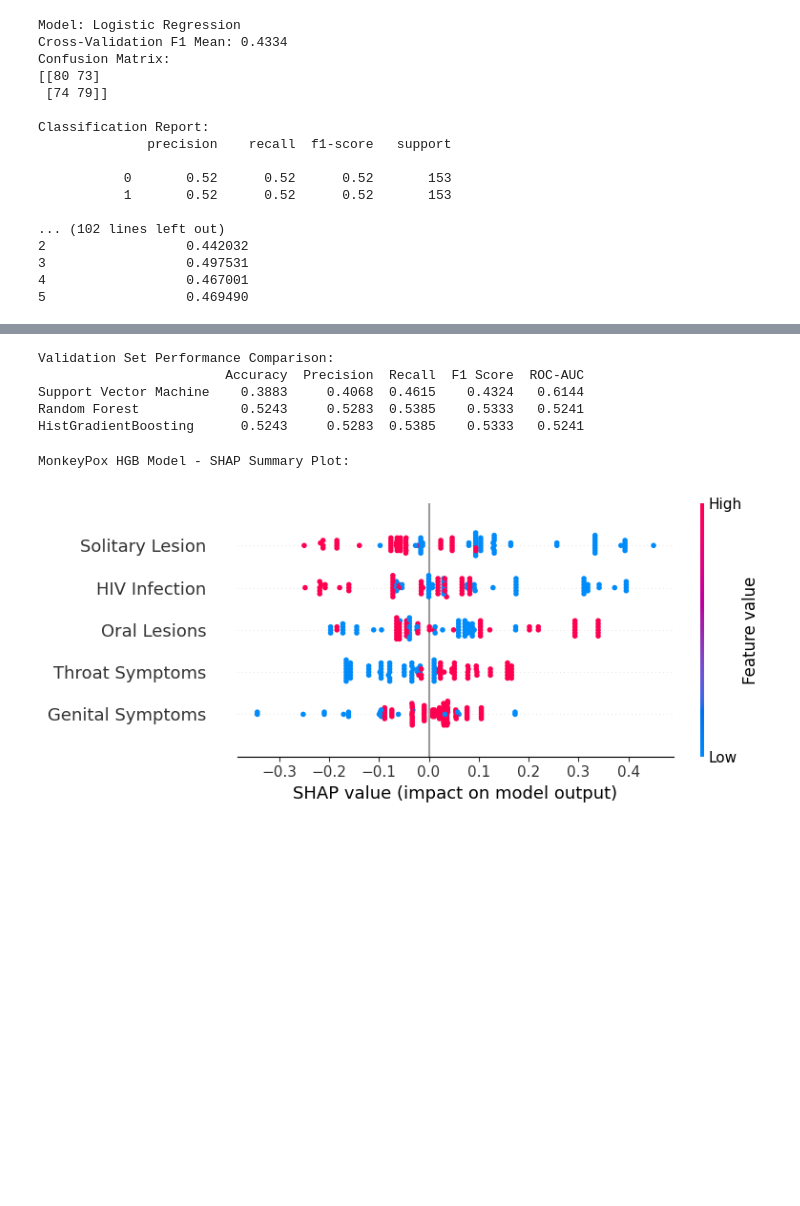
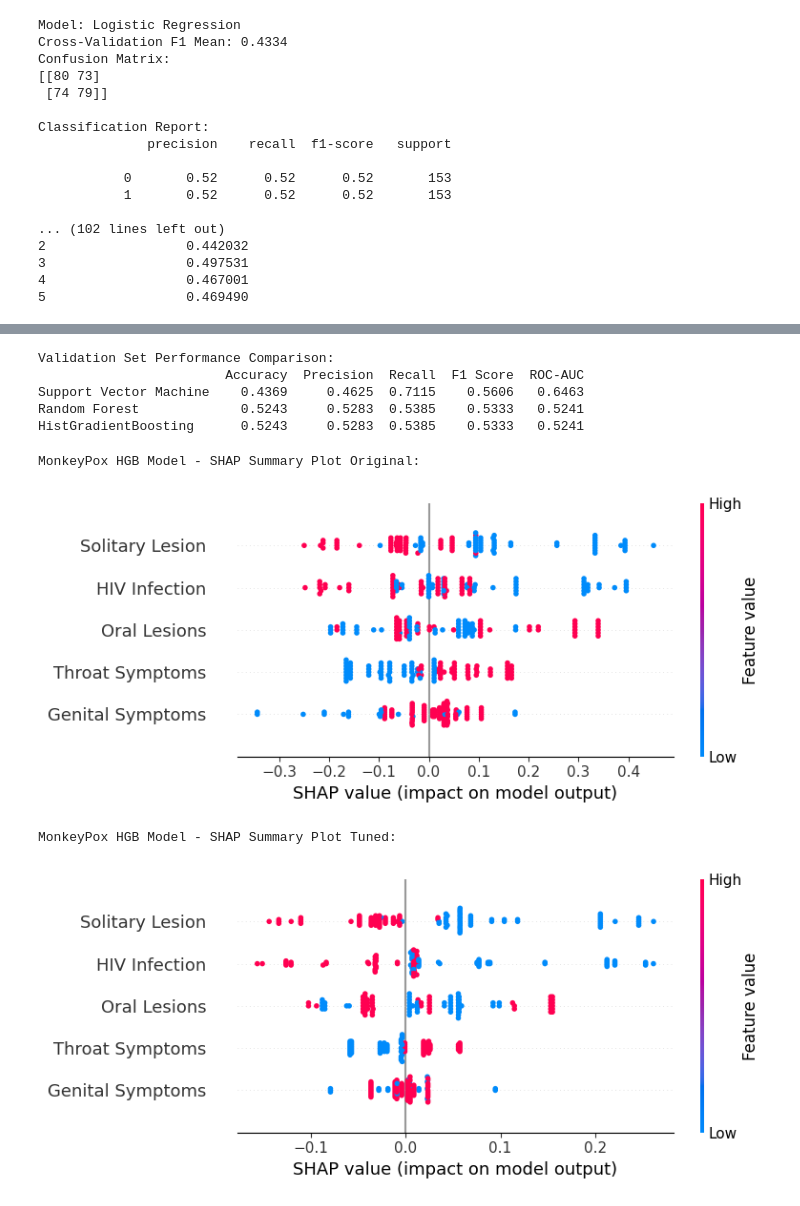
Before and after one commit to NeuralNetGeek/monkeypox-diagnosis, a Jupyter notebook: Monkey_Pox.ipynb, the cells around one changed output, grey strips where cells are left out. Saved outputs shown, nothing was run; the diff lists cells and outputs as text; code cells hidden in the pictures; blank space fills up the shorter version.

```diff
--- a/Monkey_Pox.ipynb
+++ b/Monkey_Pox.ipynb
@@ -62,7 +69,7 @@ df['Monkey_Pox'].value_counts()
 dtype: int64
 # %%
 features_encoded = ['Genital Symptoms', 'Throat Symptoms', 'Oral Lesions', 'Solitary Lesion', 'HIV Infection']
-target = 'Monkey_Pox'
+target = 'Monkey Pox'
 
 X = df[features_encoded]
 y = df[target]
@@ -77,17 +84,17 @@ X_test_scaled = scaler.transform(X_test)
 # %% [markdown]
 TRAIN, VALID AND TEST
 # %%
-def evaluate_classifiers(models, X, y, show_reports=True):
+def evaluate_classifiers(models, X_scaled, y, show_reports=True):
     skf = StratifiedKFold(n_splits=5, shuffle=True, random_state=42)
     summary = []
 
     for name, model in models.items():
         try:
-            cv_scores = cross_validate(model, X, y, cv=skf, scoring='f1')
+            cv_scores = cross_validate(model, X_scaled, y, cv=skf, scoring='f1')
             mean_cv_score = cv_scores['test_score'].mean()
 
-            model.fit(X, y)
-            y_pred = model.predict(X)
+            model.fit(X_scaled, y)
+            y_pred = model.predict(X_scaled)
 
             acc = accuracy_score(y, y_pred)
             prec = precision_score(y, y_pred, zero_division=0)
@@ -96,7 +103,7 @@ def evaluate_classifiers(models, X, y, show_reports=True):
 
             roc_auc = np.nan
             if hasattr(model, "predict_proba"):
-                y_prob = model.predict_proba(X)[:, 1]
+                y_prob = model.predict_proba(X_scaled)[:, 1]
                 if len(np.unique(y)) > 1:
                     roc_auc = roc_auc_score(y, y_prob)
 
@@ -136,10 +143,11 @@ models = {
     "Logistic Regression": LogisticRegression(solver='liblinear', class_weight='balanced'),
     "K-Nearest Neighbors": KNeighborsClassifier(n_neighbors=5),
     "Naive Bayes": GaussianNB(),
-    "Support Vector Machine": SVC(C=10, kernel='poly', class_weight='balanced', probability=True),
-    "Random Forest": RandomForestClassifier(class_weight='balanced', random_state=42),
+    "Support Vector Machine": SVC(C=10, kernel='poly', class_weight='balanced', gamma='scale', degree=3, probability=True),
+    "Random Forest": RandomForestClassifier(n_estimators=100, max_depth=30, class_weight='balanced', random_state=42),
     "HistGradientBoosting": HistGradientBoostingClassifier(random_state=42)
 }
+
 
 results = evaluate_classifiers(models, X_train_scaled, y_train)
 print("\nModel Performance Summary:")
@@ -164,0 +269,16 @@ Classification Report:
+# %%
+hgb_tuning_results = tune_hyperparameters_grid(
+    models["HistGradientBoosting"],
+    hgb_param_grid,
+    X_train_scaled,
+    y_train,
+    scoring='f1'
+)
+
+best_hgb_model = hgb_tuning_results['best_estimator']
+best_hgb_params = hgb_tuning_results['best_params']
+
+print("\nBest HistGradientBoosting Model after Tuning:")
+print(best_hgb_model)
+print("\nBest HistGradientBoosting Parameters:")
+print(best_hgb_params)
@@ -187,9 +320,9 @@ def evaluate_model(model, X_valid, y_valid):
         'ROC-AUC': roc_auc
     }
 
-svm_valid_results = evaluate_model(models["Support Vector Machine"], X_valid_scaled, y_valid)
-rf_valid_results = evaluate_model(models["Random Forest"], X_valid, y_valid)
-hist_valid_results = evaluate_model(models["HistGradientBoosting"], X_valid, y_valid)
+svm_valid_results = evaluate_model(best_svm_model, X_valid_scaled, y_valid)
+rf_valid_results = evaluate_model(best_rf_model, X_valid, y_valid)
+hist_valid_results = evaluate_model(best_hgb_model, X_valid, y_valid)
 
 comparison_df = pd.DataFrame({
     "Support Vector Machine": svm_valid_results,
@@ -204,15 +337,24 @@ print(comparison_df.round(4))
 # %% [output]
 Validation Set Performance Comparison:
                         Accuracy  Precision  Recall  F1 Score  ROC-AUC
-Support Vector Machine    0.3883     0.4068  0.4615    0.4324   0.6144
+Support Vector Machine    0.4369     0.4625  0.7115    0.5606   0.6463
 Random Forest             0.5243     0.5283  0.5385    0.5333   0.5241
 HistGradientBoosting      0.5243     0.5283  0.5385    0.5333   0.5241
 # %%
 explainer_hgb = shap.TreeExplainer(models["HistGradientBoosting"], X_train_scaled)
 shap_values_hgb = explainer_hgb.shap_values(X_valid_scaled)
 
-print("MonkeyPox HGB Model - SHAP Summary Plot:")
+print("MonkeyPox HGB Model - SHAP Summary Plot Original:")
 shap.summary_plot(shap_values_hgb, X_valid_scaled, feature_names=features_encoded)
 # %% [output]
-MonkeyPox HGB Model - SHAP Summary Plot:
+MonkeyPox HGB Model - SHAP Summary Plot Original:
-[figure, old version]
+[figure, new version]
+# %%
+explainer_hgb = shap.TreeExplainer(best_hgb_model, X_train_scaled)
+shap_values_hgb = explainer_hgb.shap_values(X_valid_scaled)
+
+print("MonkeyPox HGB Model - SHAP Summary Plot Tuned:")
+shap.summary_plot(shap_values_hgb, X_valid_scaled, feature_names=features_encoded)
+# %% [output]
+MonkeyPox HGB Model - SHAP Summary Plot Tuned:
+[figure, added]
```
Also changed, not shown: parts of 8 cells of this notebook.
